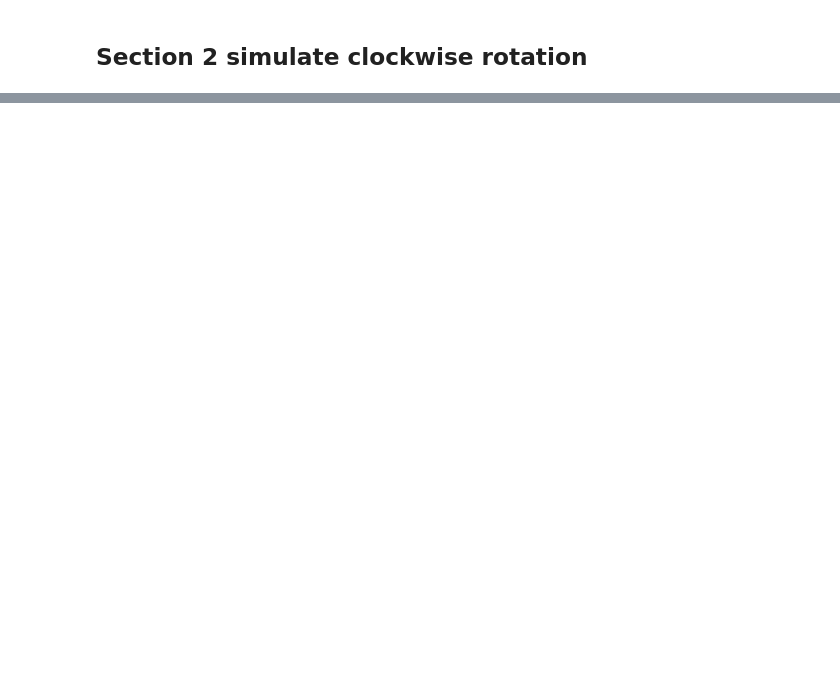
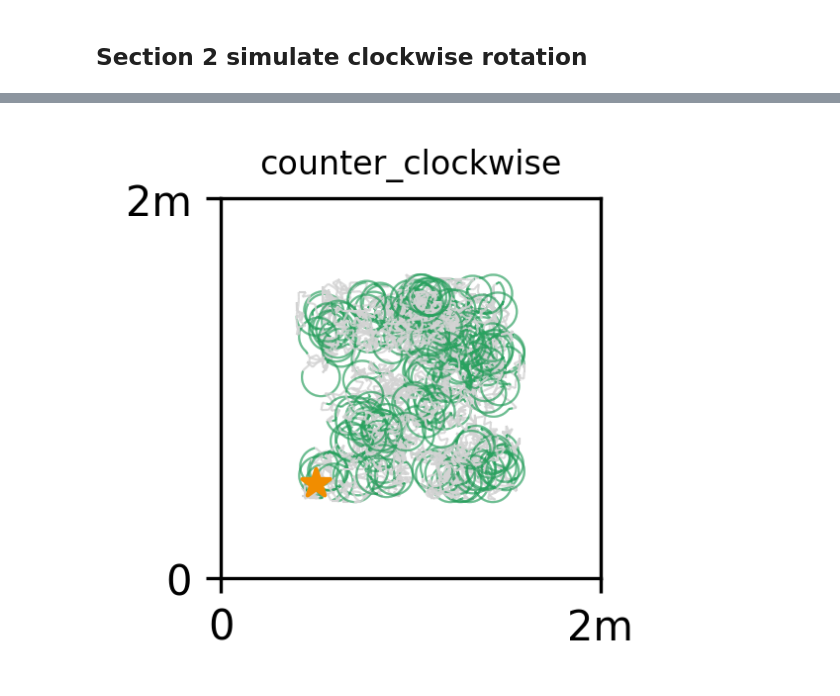
Before and after one commit to ZilongJi/HoneycombSweeps, a Jupyter notebook: Spinning_CAN_animation_4_Neil_SWCprez.ipynb, the cells around one changed output, grey strips where cells are left out. Cells and saved outputs as stored; diff of their text form; code cells hidden in the pictures; blank space fills up the shorter version.

```diff
--- a/Spinning_CAN_animation_4_Neil_SWCprez.ipynb
+++ b/Spinning_CAN_animation_4_Neil_SWCprez.ipynb
@@ -243,3 +272,46 @@ plt.savefig('./figures/trajectory_' + direction + '.pdf', dpi=300)
+# %%
+# Reverse trajectory in time
+Position_reversed = Position[::-1]
+Speed_reversed = Speed[::-1]
+rotation_phases_reversed = rotation_phases[::-1]
+head_directions_reversed = head_directions[::-1]
+time_upsampled_reversed = time_upsampled
+
+
+fig,ax = plt.subplots(1,1,figsize=(2,2), dpi=300)
+
+
+# 1. XY Trajectory Plot (Upsampled)
+segments = np.array([[Position_reversed[i], Position_reversed[i + 1]] for i in range(len(Position_reversed) - 1)])
+if direction == 'clockwise':
+    colors = ['#2167AC' if rotation_phases_reversed[i] else 'lightgrey' for i in range(len(Position_reversed) - 1)] #28A25F
+elif direction == 'counter_clockwise':
+    colors = ['#28A25F' if rotation_phases_reversed[i] else 'lightgrey' for i in range(len(Position_reversed) - 1)]
+else:
+    raise ValueError("Invalid rotation direction. Use 'clockwise' or 'counter_clockwise'.")
+lc = LineCollection(segments, colors=colors, linewidths=0.5, alpha=1)
+ax.add_collection(lc)
+ax.set_aspect('equal')
+ax.set_xlim(0,2)
+ax.set_xticks([0, 2])
+ax.set_xticklabels(['0', '2m'])
+ax.set_ylim(0,2)
+ax.set_yticks([0, 2])
+ax.set_yticklabels(['0', '2m'])
+
+
+#add goal location
+# goal_loc = (0.5, 0.5)
+ax.scatter(goal_loc[0], goal_loc[1], color='#F18D00', marker='*', s=50, zorder=10)
+
+
+ax.set_title(direction, fontsize=8)
+
+plt.tight_layout()
+
+# plt.savefig('./figures/trajectory_flip_' + direction + '.pdf', dpi=300)
+# %% [output]
+[figure, added]
 # %%
 #set simulation parameters
 bm.set_platform('gpu')
```
Also changed, not shown: parts of 9 cells of this notebook, 2 other files.
